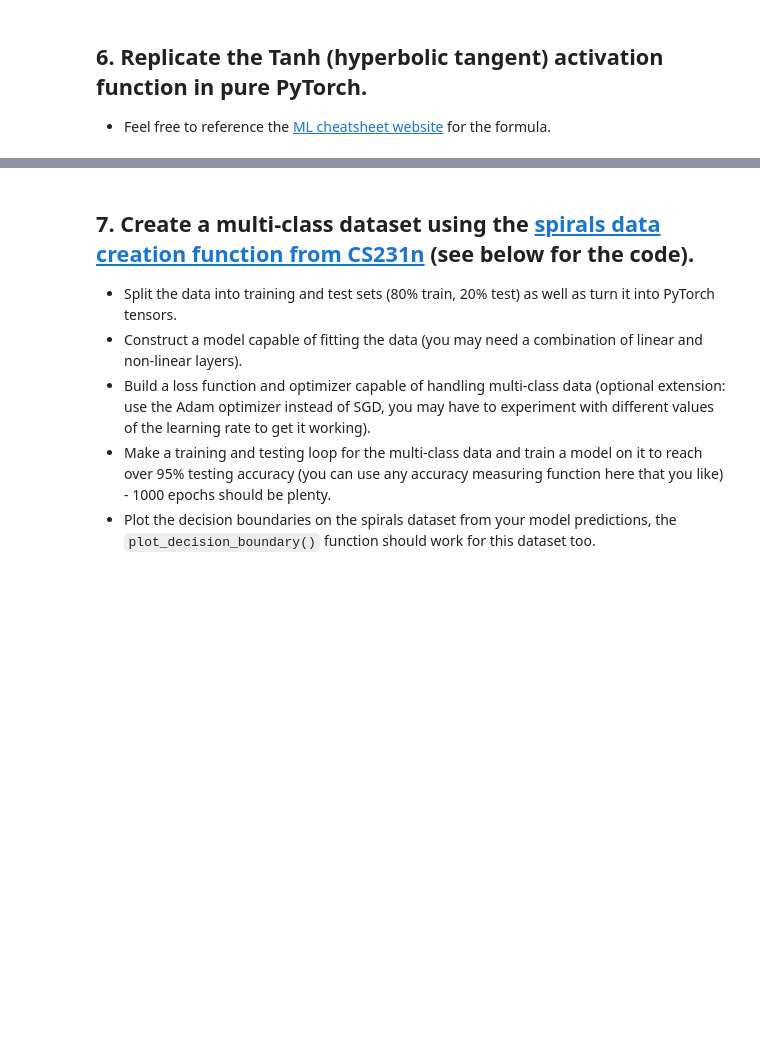
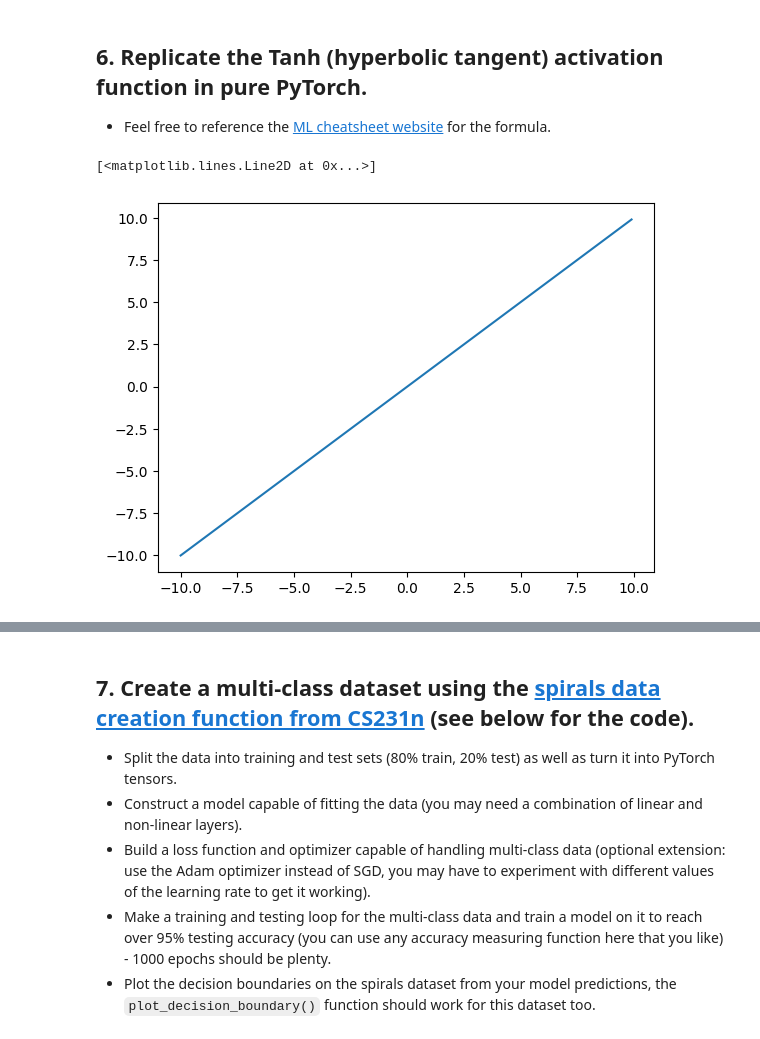
Before and after one commit to zou99le/NovelListAI, a Jupyter notebook: extras/exercises/02_pytorch_classification_exercises.ipynb, the cells around one changed output, grey strips where cells are left out. Saved outputs shown, nothing was run; the diff lists cells and outputs as text; code cells hidden in the pictures; blank space fills up the shorter version.

```diff
--- a/extras/exercises/02_pytorch_classification_exercises.ipynb
+++ b/extras/exercises/02_pytorch_classification_exercises.ipynb
@@ -295,2 +290,9 @@ plt.show()
+# %%
+# Create a straight line tensor
+tensor_z = torch.arange(-10, 10, 0.1)
+plt.plot(tensor_z.detach().numpy(), tensor_z.detach().numpy())
+# %% [output]
+[<matplotlib.lines.Line2D at 0x...>]
+[figure, added]
 # %%
 # Test torch.tanh() on the tensor and plot it
```
Also changed, not shown: parts of 15 cells of this notebook.
